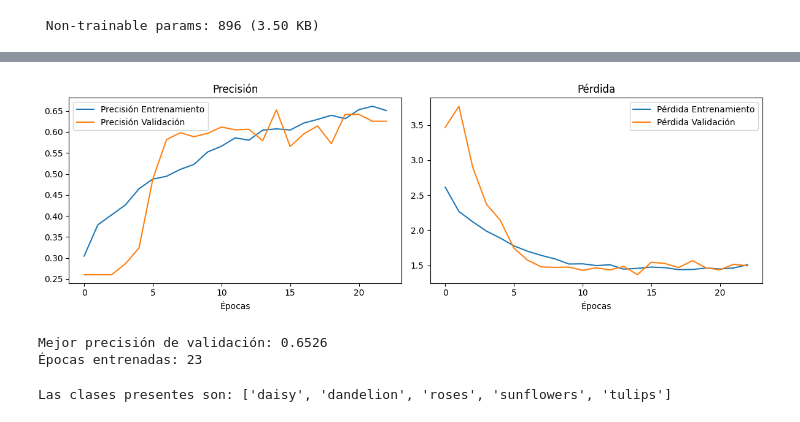
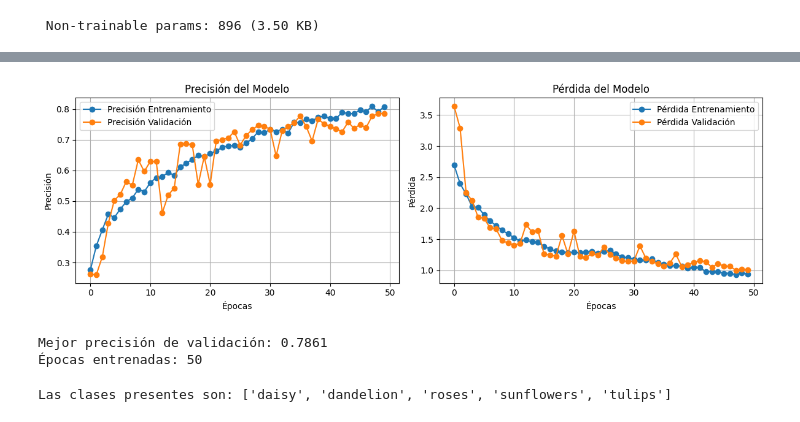
Before and after one commit to RalphCastellanosCouott/PruebaFlores, a Jupyter notebook: ModeloFlores.ipynb, the cells around one changed output, grey strips where cells are left out. Saved outputs shown, nothing was run; the diff lists cells and outputs as text; code cells hidden in the pictures.

Commit message:
Mejora del modelo

```diff
--- a/ModeloFlores.ipynb
+++ b/ModeloFlores.ipynb
@@ -102,19 +152,19 @@ model = models.Sequential([
     layers.Conv2D(32, 3, padding='same', activation='relu'),
     layers.BatchNormalization(),
     layers.MaxPooling2D(),
-    layers.Dropout(0.25),
+    layers.Dropout(0.2),
 
     # Bloque 2
     layers.Conv2D(64, 3, padding='same', activation='relu'),
     layers.BatchNormalization(),
     layers.MaxPooling2D(),
-    layers.Dropout(0.25),
+    layers.Dropout(0.2),
 
     # Bloque 3
     layers.Conv2D(128, 3, padding='same', activation='relu'),
     layers.BatchNormalization(),
     layers.MaxPooling2D(),
-    layers.Dropout(0.25),
+    layers.Dropout(0.2),
 
     # Clasificador
     layers.Flatten(),
@@ -160,21 +210,31 @@ Model: "sequential"
  Trainable params: 8,034,629 (30.65 MB)
  Non-trainable params: 896 (3.50 KB)
 # %%
-from tensorflow.keras.callbacks import EarlyStopping
+from tensorflow.keras.callbacks import EarlyStopping, ReduceLROnPlateau
 
 #Agregamos EarlyStopping para evitar sobreajuste en el modelo
 early_stop = EarlyStopping(
     monitor = 'val_loss',
-    patience = 8,
+    patience = 10,
     restore_best_weights = True,
     verbose = 1
+)
+
+# Reduce learning rate cuando se estanque
+reduce_lr = ReduceLROnPlateau(
+    monitor='val_loss',
+    factor=0.5,
+    patience=4,
+    min_lr=0.00001,
+    verbose=1
 )
 
 history = model.fit(
   train,
   validation_data = validation,
   epochs = 50,
-  callbacks = [early_stop]
+  class_weight = class_weight_dict,
+  callbacks = [early_stop, reduce_lr]
 )
 # %% [output]
 Epoch 1/50
@@ -197,36 +257,40 @@ Restoring model weights from the end of the best epoch: 15.
 # %%
 acc = history.history['accuracy']
 val_acc = history.history['val_accuracy']
 loss = history.history['loss']
 val_loss = history.history['val_loss']
 
-epochs_range = range(len(acc))  # Usar la longitud real del entrenamiento
+epochs_range = range(len(acc))
 
 plt.figure(figsize=(12, 4))
 
 plt.subplot(1, 2, 1)
-plt.plot(epochs_range, acc, label='Precisión Entrenamiento')
-plt.plot(epochs_range, val_acc, label='Precisión Validación')
+plt.plot(epochs_range, acc, label='Precisión Entrenamiento', marker='o')
+plt.plot(epochs_range, val_acc, label='Precisión Validación', marker='o')
 plt.legend()
-plt.title('Precisión')
+plt.title('Precisión del Modelo')
 plt.xlabel('Épocas')
+plt.ylabel('Precisión')
+plt.grid(True)
 
 plt.subplot(1, 2, 2)
-plt.plot(epochs_range, loss, label='Pérdida Entrenamiento')
-plt.plot(epochs_range, val_loss, label='Pérdida Validación')
+plt.plot(epochs_range, loss, label='Pérdida Entrenamiento', marker='o')
+plt.plot(epochs_range, val_loss, label='Pérdida Validación', marker='o')
 plt.legend()
-plt.title('Pérdida')
+plt.title('Pérdida del Modelo')
 plt.xlabel('Épocas')
+plt.ylabel('Pérdida')
+plt.grid(True)
 
 plt.tight_layout()
 plt.show()
 
 print(f"Mejor precisión de validación: {max(val_acc):.4f}")
 print(f"Épocas entrenadas: {len(acc)}")
 # %% [output]
-[figure, old version]
+[figure, new version]
-Mejor precisión de validación: 0.6526
-Épocas entrenadas: 23
+Mejor precisión de validación: 0.7861
+Épocas entrenadas: 50
 # %%
 #Extraer los nombres de las clases
 nombreClases = train.class_names
```
Also changed, not shown: parts of 5 cells of this notebook, 1 other file.
